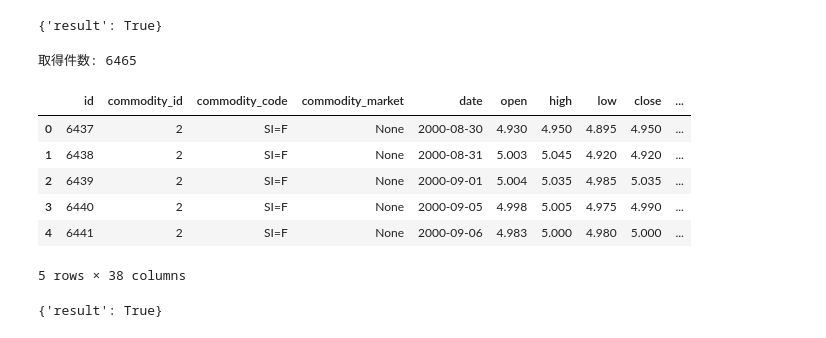
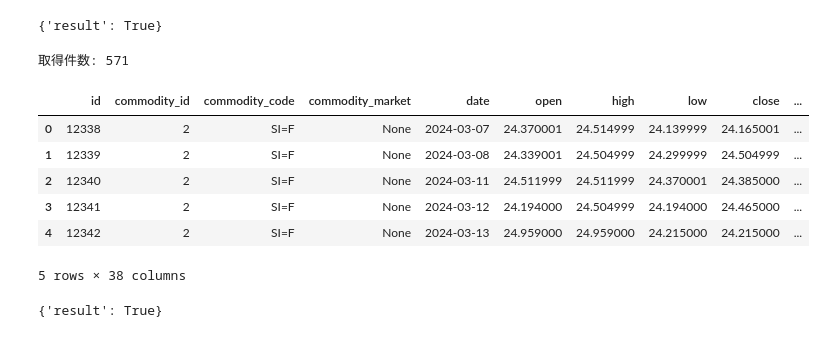
Before and after one commit to nekonabesan/stock_market_analysis, a Jupyter notebook: notebook/LG_20260515.ipynb, the cells around one changed output. Cells and saved outputs as stored; diff of their text form; code cells hidden in the pictures.

```diff
--- a/notebook/LG_20260515.ipynb
+++ b/notebook/LG_20260515.ipynb
@@ -81,19 +84,19 @@ response
 # %%
 silver_df = request_api.get_commodity_time_series_data(
     code=silver,
     market=None,
-    start=start,
+    start='2025-01-01',
     end=end
 )
 silver_df.head()
 # %% [output]
-取得件数: 6465
+取得件数: 571
 |  | id | commodity_id | commodity_code | commodity_market | date | open | high | low | close | ... |
-| 0 | 6437 | 2 | SI=F | None | 2000-08-30 | 4.930 | 4.950 | 4.895 | 4.950 | ... |
-| 1 | 6438 | 2 | SI=F | None | 2000-08-31 | 5.003 | 5.045 | 4.920 | 4.920 | ... |
-| 2 | 6439 | 2 | SI=F | None | 2000-09-01 | 5.004 | 5.035 | 4.985 | 5.035 | ... |
-| 3 | 6440 | 2 | SI=F | None | 2000-09-05 | 4.998 | 5.005 | 4.975 | 4.990 | ... |
-| 4 | 6441 | 2 | SI=F | None | 2000-09-06 | 4.983 | 5.000 | 4.980 | 5.000 | ... |
+| 0 | 12338 | 2 | SI=F | None | 2024-03-07 | 24.370001 | 24.514999 | 24.139999 | 24.165001 | ... |
+| 1 | 12339 | 2 | SI=F | None | 2024-03-08 | 24.339001 | 24.504999 | 24.299999 | 24.504999 | ... |
+| 2 | 12340 | 2 | SI=F | None | 2024-03-11 | 24.511999 | 24.511999 | 24.370001 | 24.385000 | ... |
+| 3 | 12341 | 2 | SI=F | None | 2024-03-12 | 24.194000 | 24.504999 | 24.194000 | 24.465000 | ... |
+| 4 | 12342 | 2 | SI=F | None | 2024-03-13 | 24.959000 | 24.959000 | 24.215000 | 24.215000 | ... |
 5 rows × 38 columns
 # %%
 code = 'LG'
```
Also changed, not shown: parts of 17 cells of this notebook, 8 other files.
